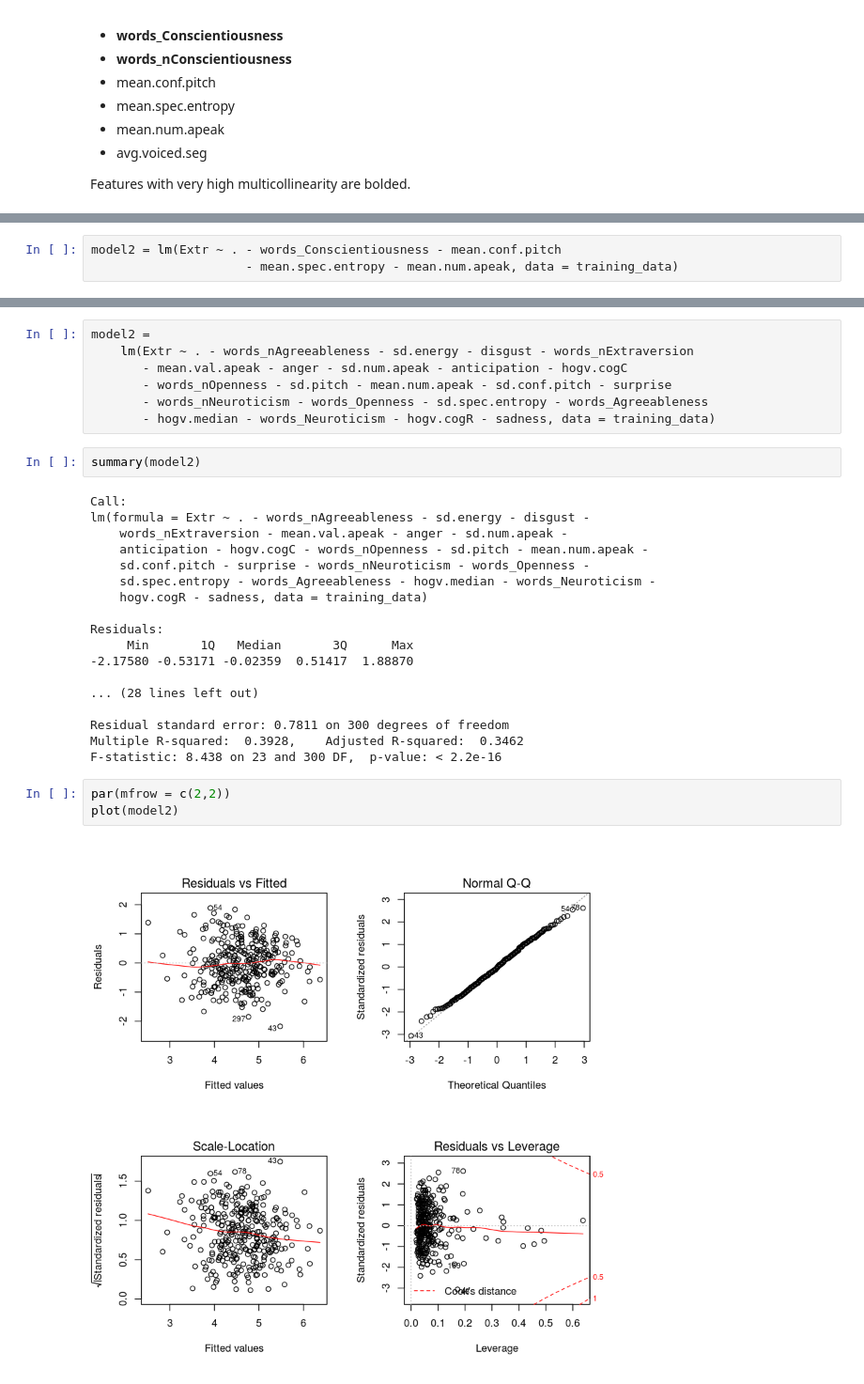
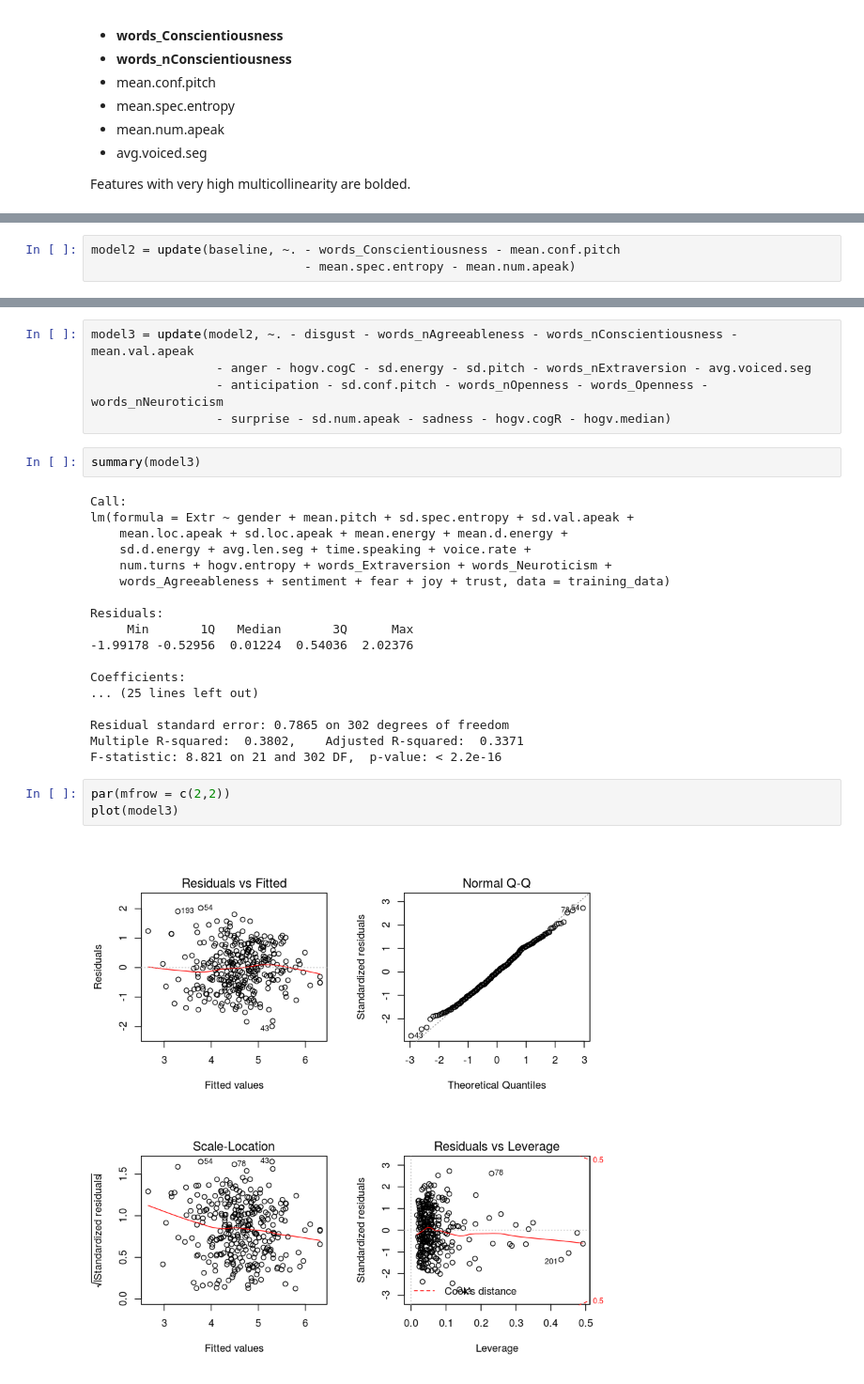
Before and after one commit to yeachan153/Big-Data-Analytics, a Jupyter notebook: Text Analytics Project/Extroversion Test Model.ipynb, the cells around one changed output, grey strips where cells are left out. Shown at 94% size. Cells and saved outputs as stored; diff of their text form.

Commit message:
Updated full baseline for extroversion test model

```diff
--- a/Text Analytics Project/Extroversion Test Model.ipynb
+++ b/Text Analytics Project/Extroversion Test Model.ipynb
@@ -203,4 +203,4 @@ In model 2, we try to reduce multicollinearity as a precursor the backward selec
 # %%
-model2 = lm(Extr ~ . - words_Conscientiousness - mean.conf.pitch
-                     - mean.spec.entropy - mean.num.apeak, data = training_data)
+model2 = update(baseline, ~. - words_Conscientiousness - mean.conf.pitch
+                             - mean.spec.entropy - mean.num.apeak)
 # %% [markdown]
@@ -222,32 +263,30 @@ These features had a p-value > 0.3. We therefore remove them from the regression
-# %%
-model2 =
-    lm(Extr ~ . - words_nAgreeableness - sd.energy - disgust - words_nExtraversion
-       - mean.val.apeak - anger - sd.num.apeak - anticipation - hogv.cogC
-       - words_nOpenness - sd.pitch - mean.num.apeak - sd.conf.pitch - surprise
-       - words_nNeuroticism - words_Openness - sd.spec.entropy - words_Agreeableness
-       - hogv.median - words_Neuroticism - hogv.cogR - sadness, data = training_data)
+# %%
+model3 = update(model2, ~. - disgust - words_nAgreeableness - words_nConscientiousness - mean.val.apeak
+                 - anger - hogv.cogC - sd.energy - sd.pitch - words_nExtraversion - avg.voiced.seg
+                 - anticipation - sd.conf.pitch - words_nOpenness - words_Openness - words_nNeuroticism
+                 - surprise - sd.num.apeak - sadness - hogv.cogR - hogv.median)
 # %%
-summary(model2)
+summary(model3)
 # %% [output]
 Call:
-lm(formula = Extr ~ . - words_nAgreeableness - sd.energy - disgust -
-    words_nExtraversion - mean.val.apeak - anger - sd.num.apeak -
-    anticipation - hogv.cogC - words_nOpenness - sd.pitch - mean.num.apeak -
-    sd.conf.pitch - surprise - words_nNeuroticism - words_Openness -
-    sd.spec.entropy - words_Agreeableness - hogv.median - words_Neuroticism -
-    hogv.cogR - sadness, data = training_data)
+lm(formula = Extr ~ gender + mean.pitch + sd.spec.entropy + sd.val.apeak +
+    mean.loc.apeak + sd.loc.apeak + mean.energy + mean.d.energy +
+    sd.d.energy + avg.len.seg + time.speaking + voice.rate +
+    num.turns + hogv.entropy + words_Extraversion + words_Neuroticism +
+    words_Agreeableness + sentiment + fear + joy + trust, data = training_data)
 
 Residuals:
      Min       1Q   Median       3Q      Max
--2.17580 -0.53171 -0.02359  0.51417  1.88870
+-1.99178 -0.52956  0.01224  0.54036  2.02376
 
-... (28 lines left out)
+Coefficients:
+... (25 lines left out)
 
-Residual standard error: 0.7811 on 300 degrees of freedom
-Multiple R-squared:  0.3928,    Adjusted R-squared:  0.3462
-F-statistic: 8.438 on 23 and 300 DF,  p-value: < 2.2e-16
+Residual standard error: 0.7865 on 302 degrees of freedom
+Multiple R-squared:  0.3802,    Adjusted R-squared:  0.3371
+F-statistic: 8.821 on 21 and 302 DF,  p-value: < 2.2e-16
 # %%
 par(mfrow = c(2,2))
-plot(model2)
+plot(model3)
 # %% [output]
-[figure, old version]
+[figure, new version]
```
Also changed, not shown: parts of 10 cells of this notebook.
